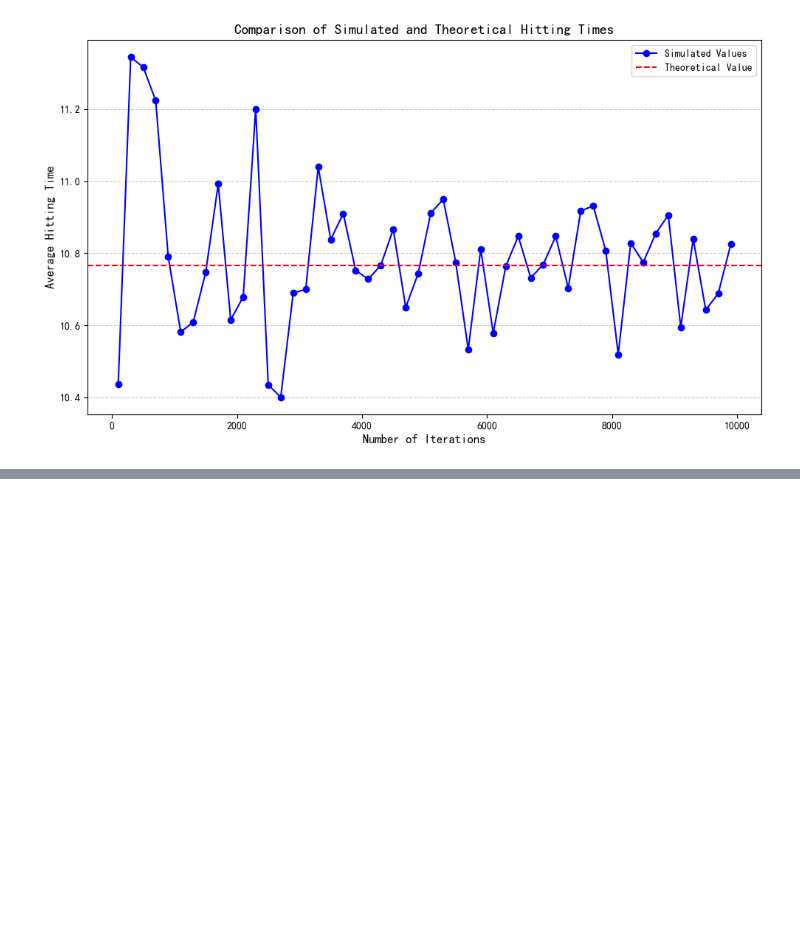
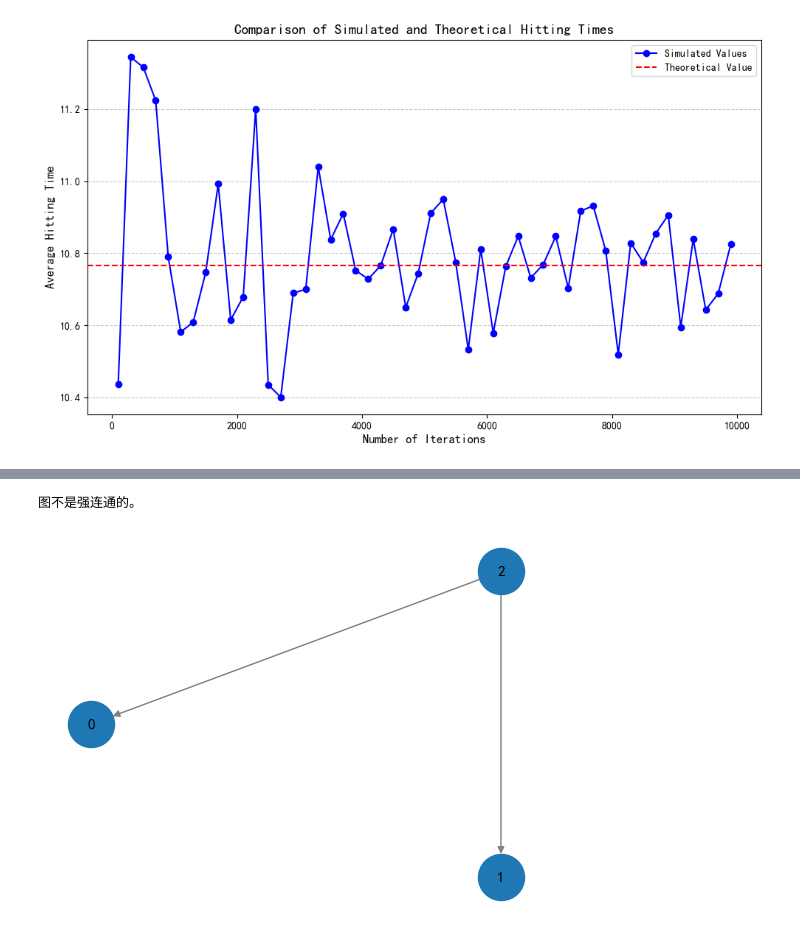
Before and after one commit to Decade-rider/Network_Dynamics_and_Learning_Homeworks, a Jupyter notebook: Homework2/Homework_2_pcl.ipynb, the cells around one changed output, grey strips where cells are left out. Saved outputs shown, nothing was run; the diff lists cells and outputs as text; code cells hidden in the pictures; blank space fills up the shorter version.

```diff
--- a/Homework2/Homework_2_pcl.ipynb
+++ b/Homework2/Homework_2_pcl.ipynb
@@ -380,0 +572,12 @@ plt.show()
+# %%
+### 检查图是否强连通
+if nx.is_strongly_connected(G_modified_g):
+    print("图是强连通的。")
+else:
+    print("图不是强连通的。")
+
+# 绘制压缩图
+plot_graph(nx.condensation(G_modified_g))
+# %% [output]
+图不是强连通的。
+[figure, added]
```
Also changed, not shown: parts of 19 cells of this notebook.
